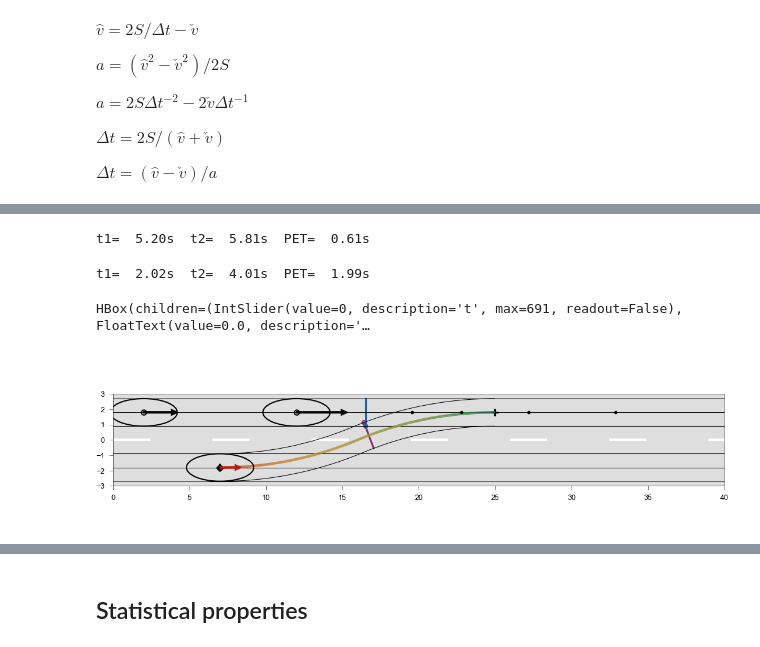
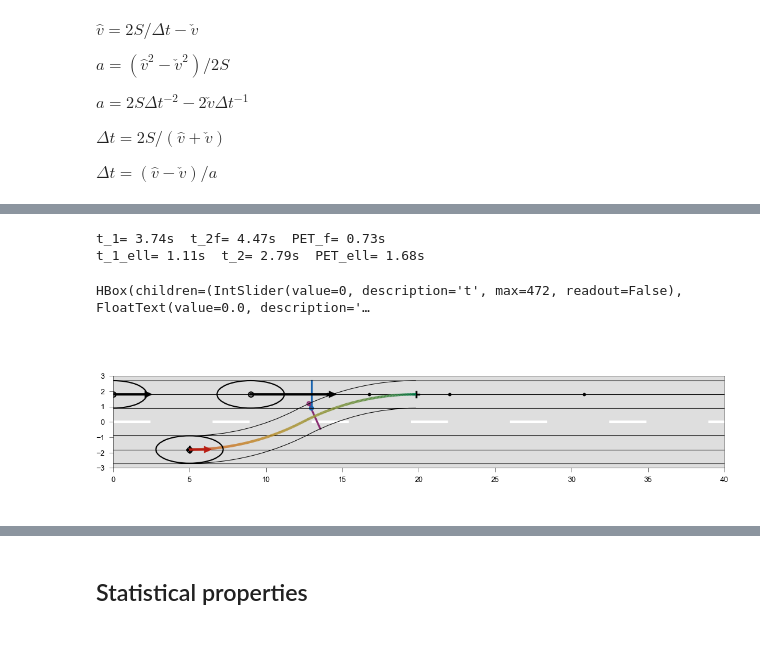
Before and after one commit to EPFL-ENAC/LUTS-pneuma-simulator, a Jupyter notebook: notebooks/discrete.ipynb, the cells around one changed output, grey strips where cells are left out. Cells and saved outputs as stored; diff of their text form; code cells hidden in the pictures.

```diff
--- a/notebooks/discrete.ipynb
+++ b/notebooks/discrete.ipynb
@@ -568,5 +260,0 @@ plt.show()
-# %%
-theta_star = -sign(y_check) * phi_star
-# Time duration of maneuver
-Dt = rng.uniform(low=dt_front, high=min(S / v_check, dt_rear))
-Dt
@@ -584,14 +347,3 @@ $a =2S\Delta t^{-2}-2\check v\Delta t^{-1}$
 $\Delta t = 2S/\left(\hat{v} + \check{v}\right)$
 
 $\Delta t = \left(\hat{v} - \check{v}\right) / a$
-# %%
-# terminal x position
-x_hat = x_check + Dx
-# terminal y position
-y_hat = -y_check
-# terminal speed of LC vehicle
-v_hat = 2 * S / Dt - v_check
-# Constant acceleration
-a = (v_hat**2 - v_check**2) / (2 * S)
-a = 2 * S / Dt**2 - 2 * v_check / Dt
-print(f"S: {round(S,1)}, a: {round(a,2)}, Dt: {round(Dt,1)}")
@@ -692,5 +688,6 @@ def sample_trajectory_closedform(check_v, check_x, check_y, a, R, Dt, theta_star
 # %%
 # Compute the full trajectory analytically
-times, v_arr, theta_arr, x_arr, y_arr, t_star, v_star = sample_trajectory_closedform(
-    v_check, x_check, y_check, a, R, Dt, theta_star, dt
-)
+if LC:
+    times, v_arr, theta_arr, x_arr, y_arr, t_star, v_star = sample_trajectory_closedform(
+        v_check, x_check, y_check, a, R, Dt, theta_star, dt
+    )
@@ -736,34 +694,19 @@ Selected root y_t: 0.6614096456323133
 # %%
+PET_f, PET_ell, details = pet(
+    R, a, x_check, y_check, v_check, x_hat, y_hat, x_f, v_f, x_ell, v_ell, theta_star, t_star, v_star, verbose=True
+)
+theta_imath, x_imath, y_imath, x_psi, y_psi, p, x_p, y_p = details
 # reference y0 depends on sign
 y_0 = y_check - sign(y_check) * R
 offset = -sign(y_check) * 2 * w
 Cx = x_hat
 Cy = -y_0
 offset_x, offset_y = offset_point_on_circle(
-    follower_x + xp, follower_y + sign(y_check) * yp, Cx, Cy, R + w, sign(y_check) * offset
+    x_hat - p + x_p, y_hat + sign(y_check) * y_p, Cx, Cy, R + w, sign(y_check) * offset
 )
+# %% [output]
+t_1= 3.74s  t_2f= 4.47s  PET_f= 0.73s
+t_1_ell= 1.11s  t_2= 2.79s  PET_ell= 1.68s
-# %%
-# PET with follower
-x1 = follower_x + xp
-y1 = follower_y + sign(y_check) * yp
-x2 = x_hat
-y2 = y_hat + sign(y_hat) * w
-central = central_angle(x1, y1, x2, y2, R + w)
-aperture = aperture_angle(R)
-t_f1 = compute_tstar(v_star, a, R, -sign(y_check) * (phi_star - central + aperture), -sign(y_check), tol=1e-15) + t_star
-t_f2 = (follower_x - x_f) / v_f
-PET_f = t_f2 - t_f1
-print(f"t1={t_f1:6.2f}s  t2={t_f2:6.2f}s  PET={PET_f:6.2f}s")
-# %% [output]
-t1=  5.20s  t2=  5.81s  PET=  0.61s
-# %%
-# PET with new leader
-t_l1 = (invasion_x + xt - x_l + s) / v_l
-t_l2 = compute_tstar(v_check, a, R, -sign(y_check) * abs(invasion_theta), -sign(y_check), tol=1e-15)
-PET_l = t_l2 - t_l1
-print(f"t1={t_l1:6.2f}s  t2={t_l2:6.2f}s  PET={PET_l:6.2f}s")
-# %% [output]
-t1=  2.02s  t2=  4.01s  PET=  1.99s
 # %%
 %matplotlib widget
 # --- Figure setup ---
@@ -812,7 +755,7 @@ for pos in [x_f + v_f*Dt + s, x_f + v_f*Dt + s + vo(v_f, lam_f, v0_f, s0_f),
 ellipses = [
     Ellipse((x_check, y_check), 2*s, 2*w, angle=0, ec="k", fc='none'),
     Ellipse((x_f, -y_check), 2*s, 2*w, angle=0, ec="k", fc='none'),
-    Ellipse((x_l, -y_check), 2*s, 2*w, angle=0, ec="k", fc='none')
+    Ellipse((x_ell, -y_check), 2*s, 2*w, angle=0, ec="k", fc='none')
 ]
 for e in ellipses:
     ax.add_patch(e)
@@ -827,11 +770,11 @@ norm = Normalize(vmin=min(v_arr), vmax=max(v_arr))
 cmap_obj = get_cmap(cmap)
 
 # --- Detectors ---
-plt.scatter(follower_x + xp, follower_y + sign(y_check)*yp, ec=dark_purple, fc="none", marker=".", zorder=0)
-plt.plot((follower_x + xp, offset_x), (follower_y + sign(y_check)*yp, offset_y),
+plt.scatter(x_hat - p + x_p, y_hat + sign(y_check)*y_p, ec=dark_purple, fc="none", marker=".", zorder=0)
+plt.plot((x_hat - p + x_p, offset_x), (y_hat + sign(y_check)*y_p, offset_y),
          c=dark_purple, ls='-', lw=1.5, zorder=0)
-plt.scatter(invasion_x + xt, invasion_y + yt, ec=dark_blue, fc="none", marker=".", zorder=0)
-plt.plot((invasion_x + xt, invasion_x + xt), (sign(y_hat)*w, sign(y_hat)*3*w),
+plt.scatter(x_imath + x_psi, y_imath + y_psi, ec=dark_blue, fc="none", marker=".", zorder=0)
+plt.plot((x_imath + x_psi, x_imath + x_psi), (sign(y_hat)*w, sign(y_hat)*3*w),
          c=dark_blue, ls='-', lw=1.5, zorder=0)
 
 # --- Initialize arrows as None (all same style in update) ---
@@ -851,12 +794,12 @@ def update(t=0):
     ellipses[0].set_center((ell_x, ell_y))
     ellipses[0].angle = ell_angle
     ellipses[1].set_center((x_f + v_f*t*dt, -y_check))
-    ellipses[2].set_center((x_l + v_l*t*dt, -y_check))
+    ellipses[2].set_center((x_ell + v_ell*t*dt, -y_check))
 
     # Update center points
     center_point.set_data(ell_x, ell_y)
     follower_center.set_data(x_f + v_f*t*dt, -y_check)
-    leader_center.set_data(x_l + v_l*t*dt, -y_check)
+    leader_center.set_data(x_ell + v_ell*t*dt, -y_check)
 
     # Remove old arrows if they exist
     if vel_arrow is not None: vel_arrow.remove()
@@ -872,7 +815,7 @@ def update(t=0):
     ax.add_patch(vel_arrow)
 
     # Black arrows for constant-speed vehicles
-    leader_arrow = FancyArrow(x_l + v_l*t*dt, -y_check, v_l, 0,
+    leader_arrow = FancyArrow(x_ell + v_ell*t*dt, -y_check, v_ell, 0,
                               width=0.075, head_width=0.35, head_length=0.4,
                               fc='k', ec='k', zorder=200, length_includes_head=True)
     follower_arrow = FancyArrow(x_f + v_f*t*dt, -y_check, v_f, 0,
@@ -883,34 +826,34 @@ def update(t=0):
 
     fig.canvas.draw_idle()
 
 # --- Sliders and controls ---
 t_slider = IntSlider(value=0, min=0, max=len(degrees(times))-1, step=1, description="t", readout=False)
 t_seconds = FloatText(value=0.0, description="time [s]", step=dt)
 
 def slider_changed(change):
     update(t_slider.value)
     t_seconds.value = round(t_slider.value*dt, 10)
 
 def text_to_slider(change):
     tick = int(round(change["new"]/dt))
     tick = max(t_slider.min, min(t_slider.max, tick))
     t_slider.value = tick
     t_seconds.value = round(t_slider.value*dt, 10)
 
 t_slider.observe(slider_changed, "value")
 t_seconds.observe(text_to_slider, "value")
 
 reset_btn = Button(description="Reset sliders", button_style="warning")
 reset_btn.on_click(lambda _: setattr(t_slider, "value", 0))
 
 controls = HBox([t_slider, t_seconds, reset_btn])
 display(controls)
 
 # --- Draw initial frame ---
 update(0)
 plt.show()
 # %% [output]
-HBox(children=(IntSlider(value=0, description='t', max=691, readout=False), FloatText(value=0.0, description='…
+HBox(children=(IntSlider(value=0, description='t', max=472, readout=False), FloatText(value=0.0, description='…
-[figure, old version]
+[figure, new version]
 # %%
 %matplotlib inline
```
Also changed, not shown: parts of 36 cells of this notebook.
